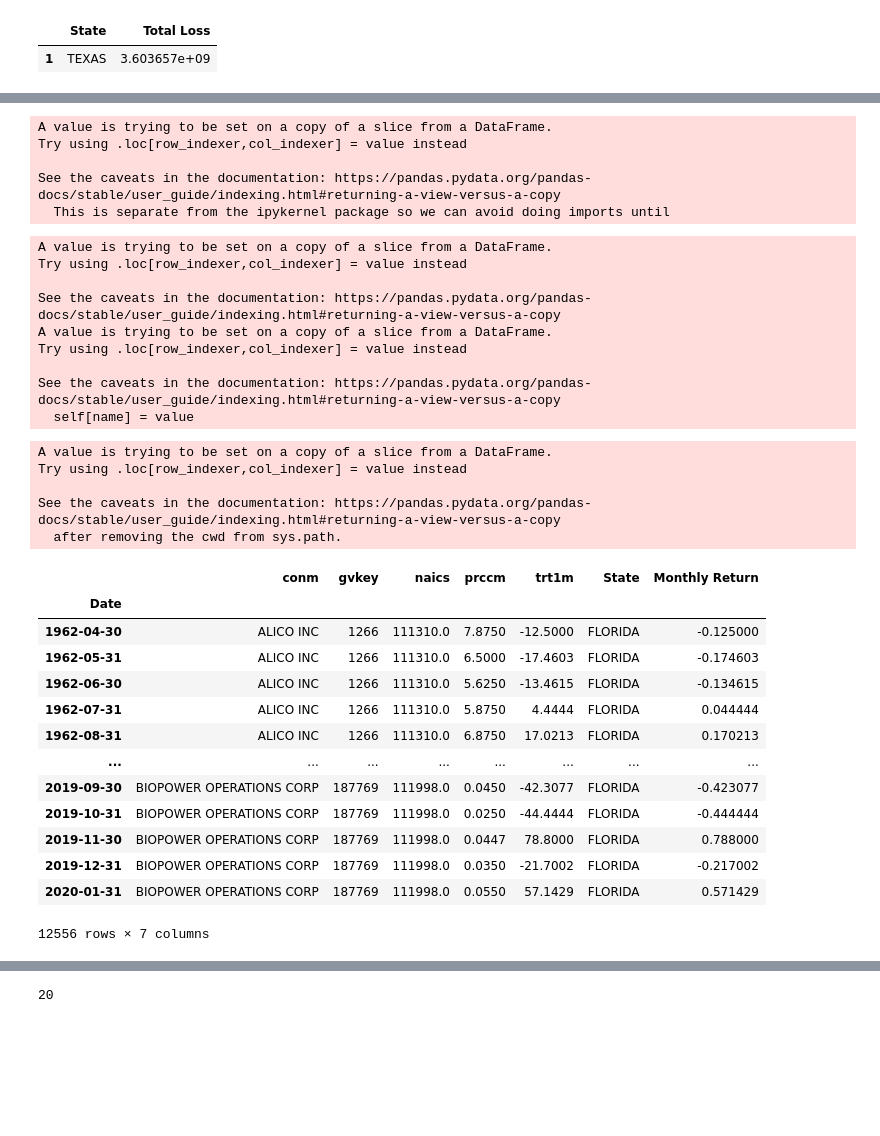
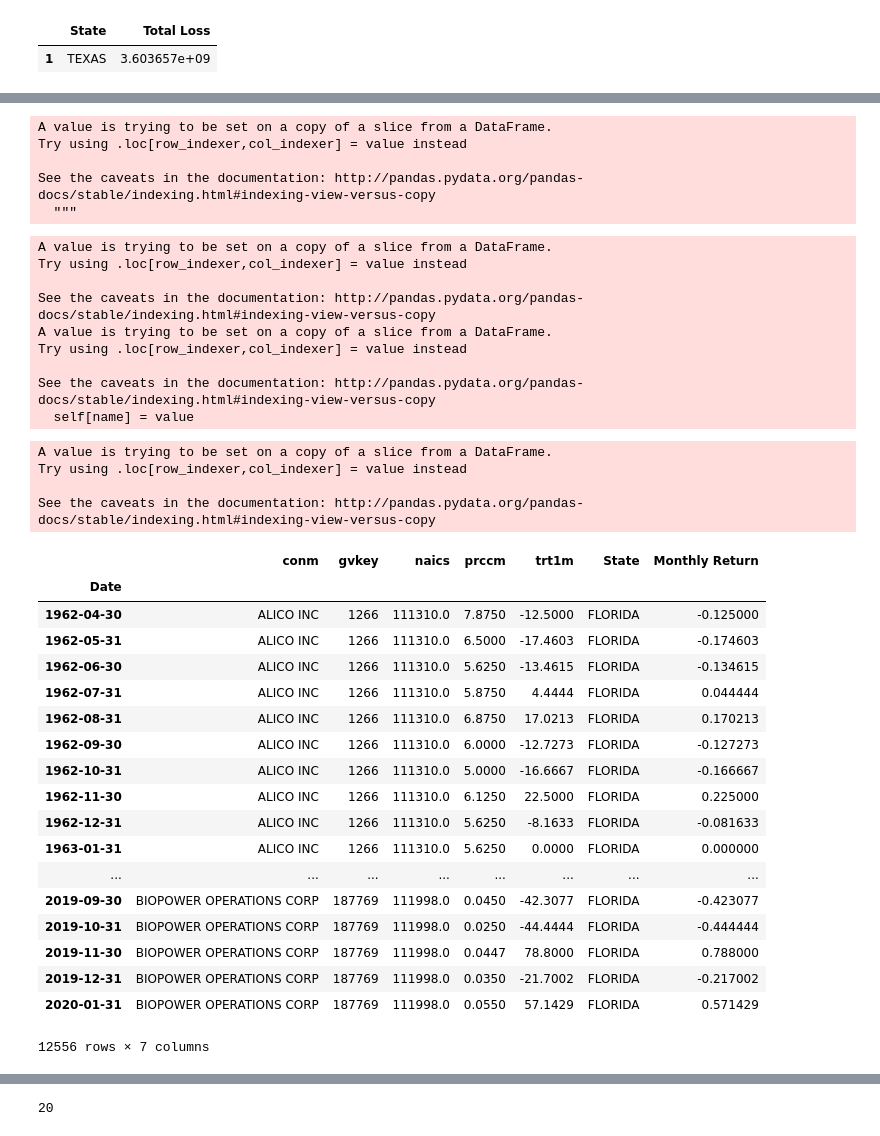
Before and after one commit to allanbellahsene/THESIS, a Jupyter notebook: CODE/Performance&ClimateRisks.ipynb, the cells around one changed output, grey strips where cells are left out. Cells and saved outputs as stored; diff of their text form; code cells hidden in the pictures; blank space fills up the shorter version.

```diff
--- a/CODE/Performance&ClimateRisks.ipynb
+++ b/CODE/Performance&ClimateRisks.ipynb
@@ -23,8 +23,8 @@ def replace_string(data, column):
 # %%
 %%time
 storm_events = []
-init_path = '/Users/allanbellahsene/Desktop/THESIS/DATA/NCFEI/StormEvents_' #Mac_OS path
-#init_path = 'C:\\Users\\abellahsene\\Desktop\\THESIS\\DATA\\NCFEI\\StormEvents_' #Windows path
+#init_path = '/Users/allanbellahsene/Desktop/THESIS/DATA/NCFEI/StormEvents_' #Mac_OS path
+init_path = 'C:\\Users\\abellahsene\\Desktop\\THESIS\\DATA\\NCFEI\\StormEvents_' #Windows path
 for years in list(np.arange(1962,2020)):
     path = init_path + str(years) + '.csv'
     storm_data = pd.read_csv(path, usecols=['BEGIN_DAY', 'MONTH_NAME', 'YEAR', 'STATE', 'DAMAGE_PROPERTY', 'DAMAGE_CROPS', 'EVENT_TYPE', 'EPISODE_ID', 'EVENT_ID', 'DEATHS_DIRECT', 'DEATHS_INDIRECT'])
@@ -421,9 +420,9 @@ def display_results(fin_data, climate_data, method, start_year, end_year, sector
 # %%
 #Financial fundamental data
 
-fundamentals = pd.read_csv('/Users/allanbellahsene/Desktop/THESIS/DATA/WHARTON_DATABASE/Funda_data.csv')
-#path = "C:\\Users\\abellahsene\\Desktop\\THESIS\\DATA\\WHARTON_DATABASE\\Funda_data.csv"
-#fundamentals = pd.read_csv(path)
+#fundamentals = pd.read_csv('/Users/allanbellahsene/Desktop/THESIS/DATA/WHARTON_DATABASE/Funda_data.csv')
+path = "C:\\Users\\abellahsene\\Desktop\\THESIS\\DATA\\WHARTON_DATABASE\\Funda_data.csv"
+fundamentals = pd.read_csv(path)
 fundamentals[['Date']] = fundamentals[['datadate']].applymap(str).applymap(lambda s: "{}/{}/{}".format(s[4:6],s[6:], s[0:4]))
 fundamentals.Date = pd.to_datetime(fundamentals.Date)
 fin_data = fundamentals
@@ -572,6 +576,7 @@ def choose_sector(fin_data, sector):
 # %%
 agr_data = choose_sector(fin_data=data, sector='11')
 # %%
+agr_data = choose_sector(fin_data=data, sector='11')
 States = agr_data.State.unique()
 reg_results = []
 for state in States:
@@ -844,5 +939,7 @@ array([  1266,   1702,   1717,   2152,   2249,   2275,   2608,   2618,
 # %%
-data_stocks = pd.read_csv('/Users/allanbellahsene/Desktop/THESIS/DATA/WHARTON_DATABASE/Monthly_stocks.csv')
+#data_stocks = pd.read_csv('/Users/allanbellahsene/Desktop/THESIS/DATA/WHARTON_DATABASE/Monthly_stocks.csv')
+data_stocks = pd.read_csv("C:\\Users\\abellahsene\\Desktop\\THESIS\\DATA\\WHARTON_DATABASE\\Monthly_stocks.csv")
+
 stocks = data_stocks.loc[data_stocks['loc'] == 'USA']
 stocks['Date'] = stocks[['datadate']].applymap(str).applymap(lambda s: "{}/{}/{}".format(s[4:6],s[6:], s[0:4]))
 stocks.index = pd.to_datetime(stocks.Date, format="%m/%d/%Y")
@@ -850,8 +947,8 @@ stocks.index = pd.to_datetime(stocks.Date, format="%m/%d/%Y")
 A value is trying to be set on a copy of a slice from a DataFrame.
 Try using .loc[row_indexer,col_indexer] = value instead
 
-See the caveats in the documentation: https://pandas.pydata.org/pandas-docs/stable/user_guide/indexing.html#returning-a-view-versus-a-copy
-  This is separate from the ipykernel package so we can avoid doing imports until
+See the caveats in the documentation: http://pandas.pydata.org/pandas-docs/stable/indexing.html#indexing-view-versus-copy
+  """
 # %%
 us_state_abbrev = {
     'Alabama': 'AL',
@@ -921,39 +1018,45 @@ stocks_data = stocks_data[['conm', 'gvkey', 'naics', 'prccm','trt1m', 'State']]
 A value is trying to be set on a copy of a slice from a DataFrame.
 Try using .loc[row_indexer,col_indexer] = value instead
 
-See the caveats in the documentation: https://pandas.pydata.org/pandas-docs/stable/user_guide/indexing.html#returning-a-view-versus-a-copy
+See the caveats in the documentation: http://pandas.pydata.org/pandas-docs/stable/indexing.html#indexing-view-versus-copy
 A value is trying to be set on a copy of a slice from a DataFrame.
 Try using .loc[row_indexer,col_indexer] = value instead
 
-See the caveats in the documentation: https://pandas.pydata.org/pandas-docs/stable/user_guide/indexing.html#returning-a-view-versus-a-copy
+See the caveats in the documentation: http://pandas.pydata.org/pandas-docs/stable/indexing.html#indexing-view-versus-copy
   self[name] = value
 # %%
 gvkeys = list(agr_data.gvkey.unique())
 stocks_data = stocks_data.loc[stocks_data.gvkey.isin(gvkeys)]
 # %%
+gvkeys = list(agr_data.gvkey.unique())
+stocks_data = stocks_data.loc[stocks_data.gvkey.isin(gvkeys)]
 stocks = []
 for comp in list(stocks_data.conm.unique()):
     subdf = stocks_data.loc[stocks_data.conm==comp]
     subdf['Monthly Return'] = subdf.prccm.pct_change()
     subdf = subdf.loc[abs(subdf['Monthly Return']) < 10]
     stocks.append(subdf)
 df = pd.concat([stocks[0], stocks[1]], axis=0)
 for i in range(2, len(stocks)):
     df = pd.concat([df, stocks[i]], axis=0)
 df
 # %% [output]
 A value is trying to be set on a copy of a slice from a DataFrame.
 Try using .loc[row_indexer,col_indexer] = value instead
 
-See the caveats in the documentation: https://pandas.pydata.org/pandas-docs/stable/user_guide/indexing.html#returning-a-view-versus-a-copy
-  after removing the cwd from sys.path.
+See the caveats in the documentation: http://pandas.pydata.org/pandas-docs/stable/indexing.html#indexing-view-versus-copy
 |  | conm | gvkey | naics | prccm | trt1m | State | Monthly Return |
 | Date |  |  |  |  |  |  |  |
 | 1962-04-30 | ALICO INC | 1266 | 111310.0 | 7.8750 | -12.5000 | FLORIDA | -0.125000 |
 | 1962-05-31 | ALICO INC | 1266 | 111310.0 | 6.5000 | -17.4603 | FLORIDA | -0.174603 |
 | 1962-06-30 | ALICO INC | 1266 | 111310.0 | 5.6250 | -13.4615 | FLORIDA | -0.134615 |
 | 1962-07-31 | ALICO INC | 1266 | 111310.0 | 5.8750 | 4.4444 | FLORIDA | 0.044444 |
 | 1962-08-31 | ALICO INC | 1266 | 111310.0 | 6.8750 | 17.0213 | FLORIDA | 0.170213 |
+| 1962-09-30 | ALICO INC | 1266 | 111310.0 | 6.0000 | -12.7273 | FLORIDA | -0.127273 |
+| 1962-10-31 | ALICO INC | 1266 | 111310.0 | 5.0000 | -16.6667 | FLORIDA | -0.166667 |
+| 1962-11-30 | ALICO INC | 1266 | 111310.0 | 6.1250 | 22.5000 | FLORIDA | 0.225000 |
+| 1962-12-31 | ALICO INC | 1266 | 111310.0 | 5.6250 | -8.1633 | FLORIDA | -0.081633 |
+| 1963-01-31 | ALICO INC | 1266 | 111310.0 | 5.6250 | 0.0000 | FLORIDA | 0.000000 |
 | ... | ... | ... | ... | ... | ... | ... | ... |
 | 2019-09-30 | BIOPOWER OPERATIONS CORP | 187769 | 111998.0 | 0.0450 | -42.3077 | FLORIDA | -0.423077 |
 | 2019-10-31 | BIOPOWER OPERATIONS CORP | 187769 | 111998.0 | 0.0250 | -44.4444 | FLORIDA | -0.444444 |
```
Also changed, not shown: parts of 52 cells of this notebook.
